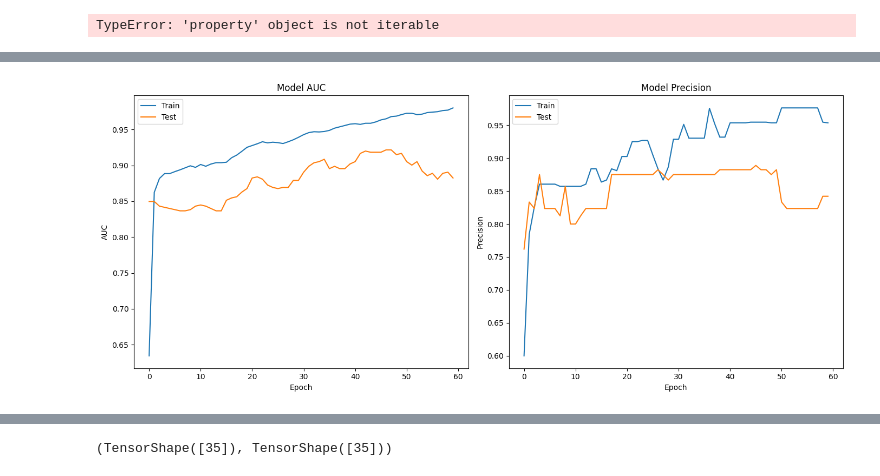
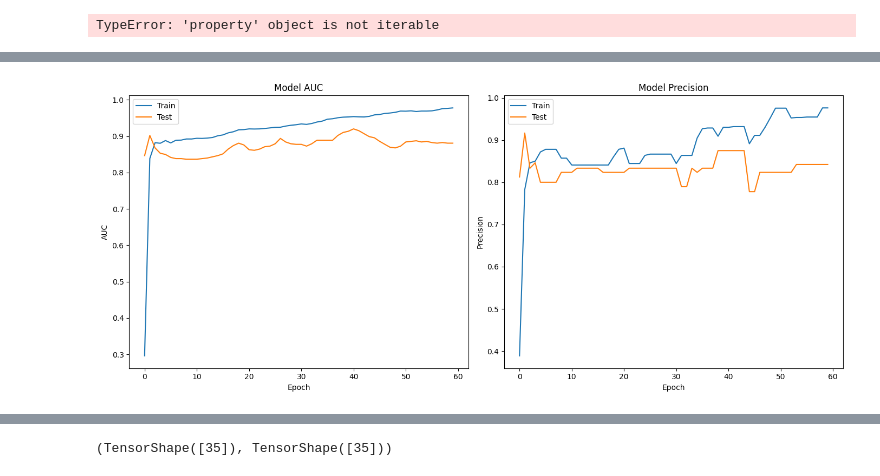
Before and after one commit to tiansien/IDS, a Jupyter notebook: IDSMODEL/ModelNor.ipynb, the cells around one changed output, grey strips where cells are left out. Saved outputs shown, nothing was run; the diff lists cells and outputs as text; code cells hidden in the pictures.

```diff
--- a/IDSMODEL/ModelNor.ipynb
+++ b/IDSMODEL/ModelNor.ipynb
@@ -995,27 +1011,27 @@ plt.show()
 # %%
 # Plot training & validation AUC values
 plt.figure(figsize=(14, 6))
 plt.subplot(1, 2, 1)
-plt.plot(history.history['auc_6'])
-plt.plot(history.history['val_auc_6'])
+plt.plot(history.history['auc_13'])
+plt.plot(history.history['val_auc_13'])
 plt.title('Model AUC')
 plt.ylabel('AUC')
 plt.xlabel('Epoch')
 plt.legend(['Train', 'Test'], loc='upper left')
 
 # Plot training & validation precision values
 plt.subplot(1, 2, 2)
-plt.plot(history.history['precision_5'])
-plt.plot(history.history['val_precision_5'])
+plt.plot(history.history['precision_23'])
+plt.plot(history.history['val_precision_23'])
 plt.title('Model Precision')
 plt.ylabel('Precision')
 plt.xlabel('Epoch')
 plt.legend(['Train', 'Test'], loc='upper left')
 
 plt.tight_layout()
 plt.show()
 # %% [output]
-[figure, old version]
+[figure, new version]
 # %%
 plt.figure(figsize=(10, 4))
 plt.plot(auc)
```
Also changed, not shown: parts of 22 cells of this notebook, 2 other files.
